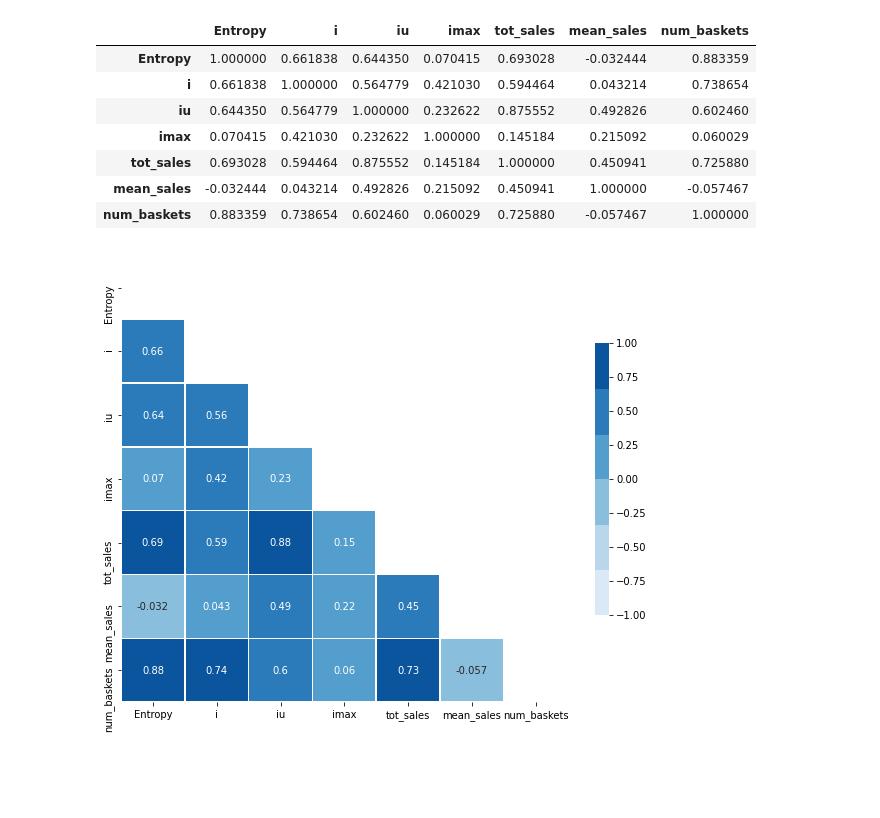
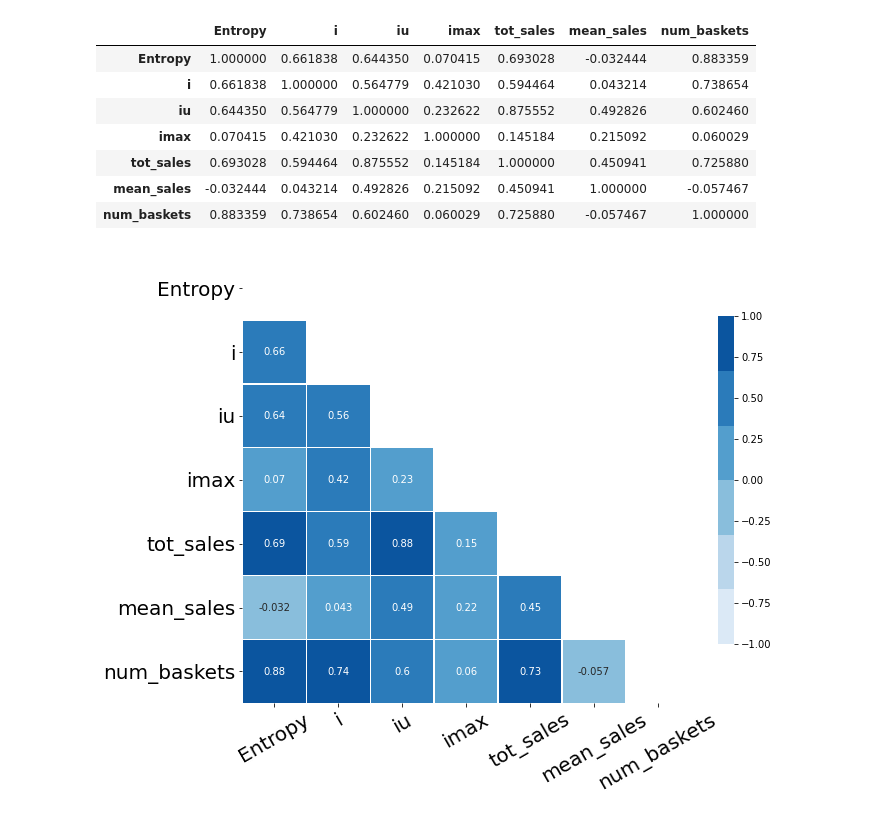
Before and after one commit to gioleppe/Data-Mining-20-21, a Jupyter notebook: notebooks/Task1_data_understanding_and_preparation.ipynb, the cells around one changed output. Drawn from its saved outputs; the diff is of its cells as text; code cells hidden in the pictures; blank space fills up the shorter version.

Commit message:
update_fig_sizes

```diff
--- a/notebooks/Task1_data_understanding_and_preparation.ipynb
+++ b/notebooks/Task1_data_understanding_and_preparation.ipynb
@@ -846,16 +840,20 @@ correlations
 # %%
 import seaborn as sns
 
 mask = np.triu(np.ones_like(correlations, dtype=bool))
 
 # this diverging palette is pretty dull since everything is unrelated
 #cmap = sns.diverging_palette(230, 20, as_cmap=True)
 fig, ax = plt.subplots(figsize=(10,10))
 cmap = sns.color_palette("Blues")
 sns_heat = sns.heatmap(correlations, mask=mask, cmap=cmap, vmax=1, vmin=-1, center=0,
             annot=True, square=True, linewidths=.5, cbar_kws={"shrink": .5})
 
+
+plt.yticks(rotation=0,size=20)
+plt.xticks(rotation=30,size=20)
+plt.tight_layout()
 sns_heat.figure.savefig('../output/task1/correlationmatrix.png')
 # %% [output]
-[figure, old version]
+[figure, new version]
 # %%
```
Also changed, not shown: parts of 5 cells of this notebook, 26 other files.
